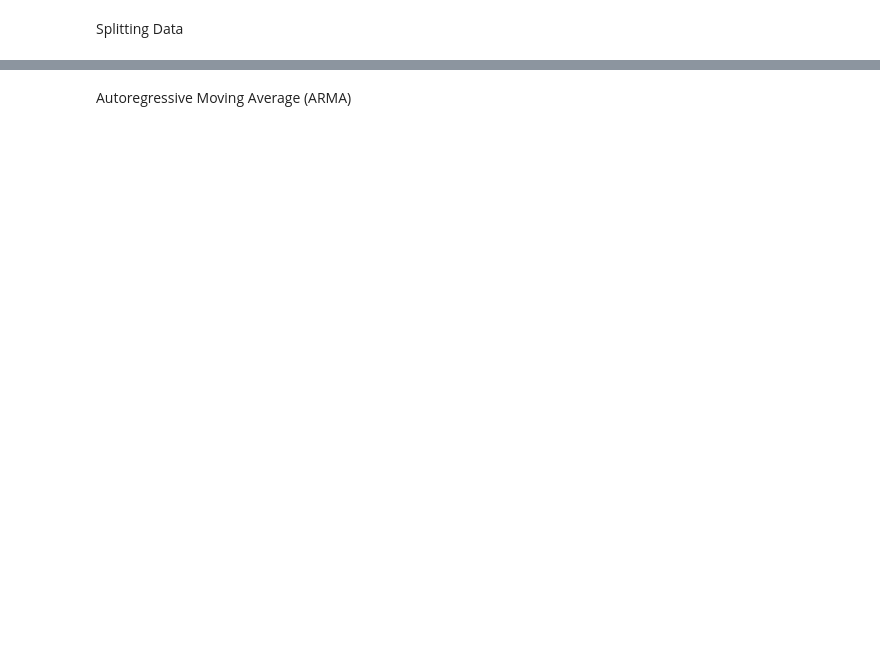
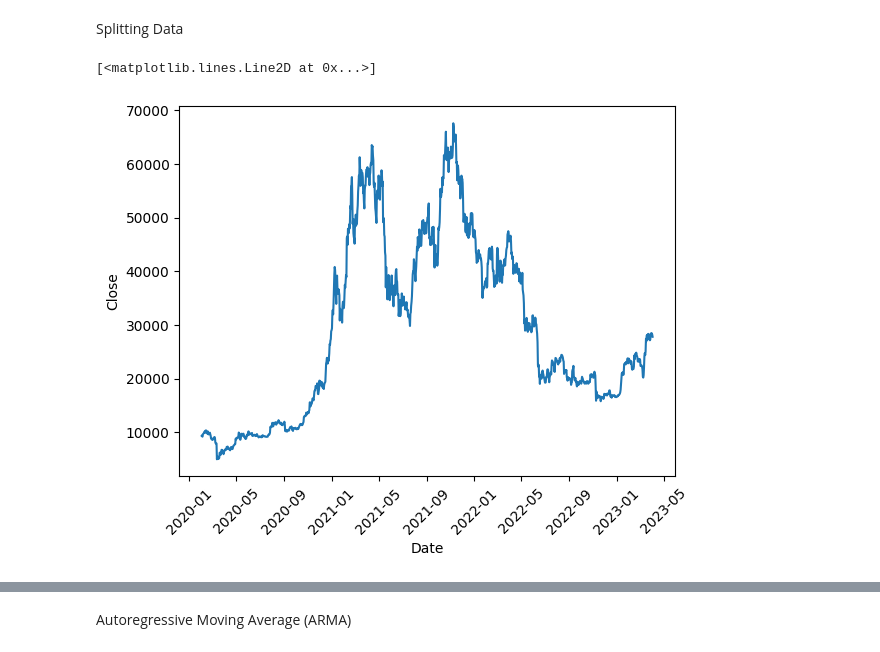
Before and after one commit to KSR313/Ml_TimeSeries, a Jupyter notebook: ML_TimeSeries.ipynb, the cells around one changed output, grey strips where cells are left out. Drawn from its saved outputs; the diff is of its cells as text; code cells hidden in the pictures; blank space fills up the shorter version.

```diff
--- a/ML_TimeSeries.ipynb
+++ b/ML_TimeSeries.ipynb
@@ -29,4 +6,0 @@ del btc['Date']
-# %%
-import matplotlib.pyplot as plt
-import seaborn as sns
-sns.set()
@@ -33,6 +55,10 @@ sns.set()
 # %% [markdown]
 Splitting Data
 # %%
-plt.ylabel('BTC Price')
+plt.ylabel('Close')
 plt.xlabel('Date')
 plt.xticks(rotation=45)
+plt.plot(btc.index, btc, )
+# %% [output]
+[<matplotlib.lines.Line2D at 0x...>]
+[figure, added]
```
Also changed, not shown: parts of 21 cells of this notebook.
